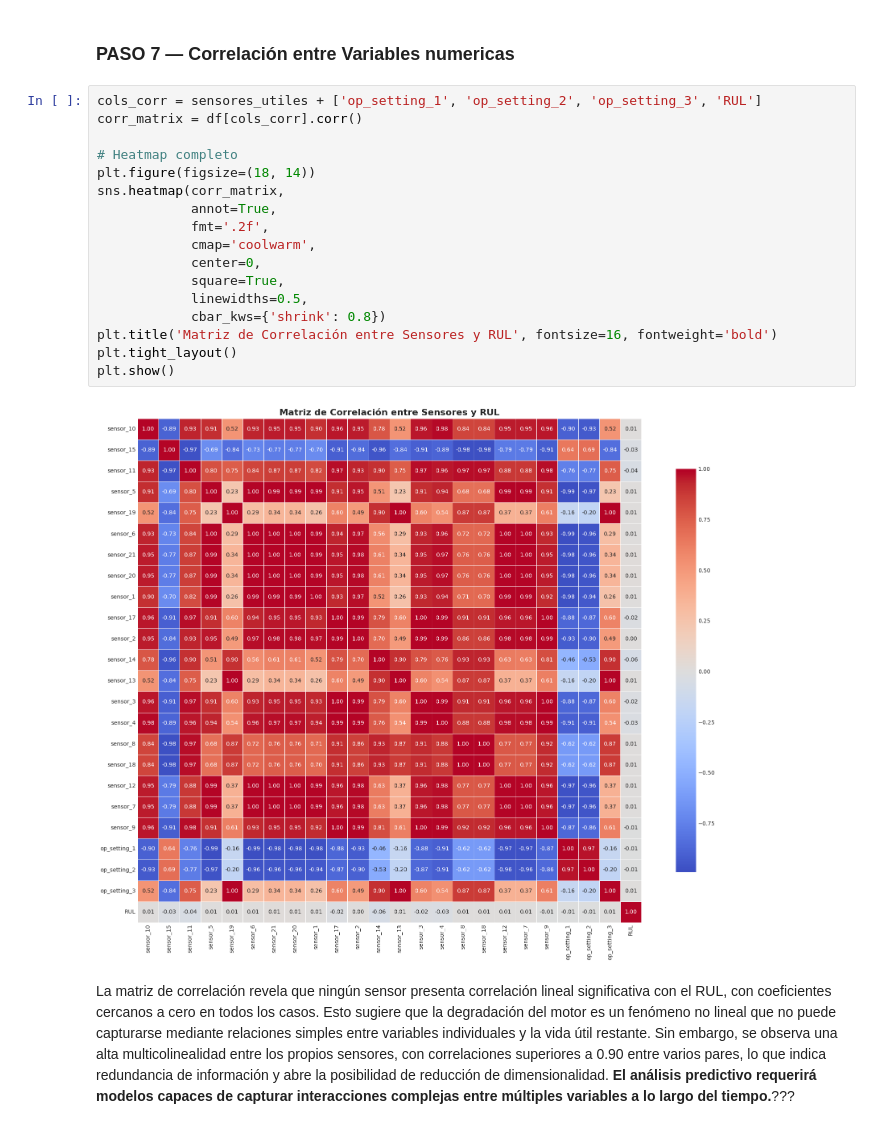
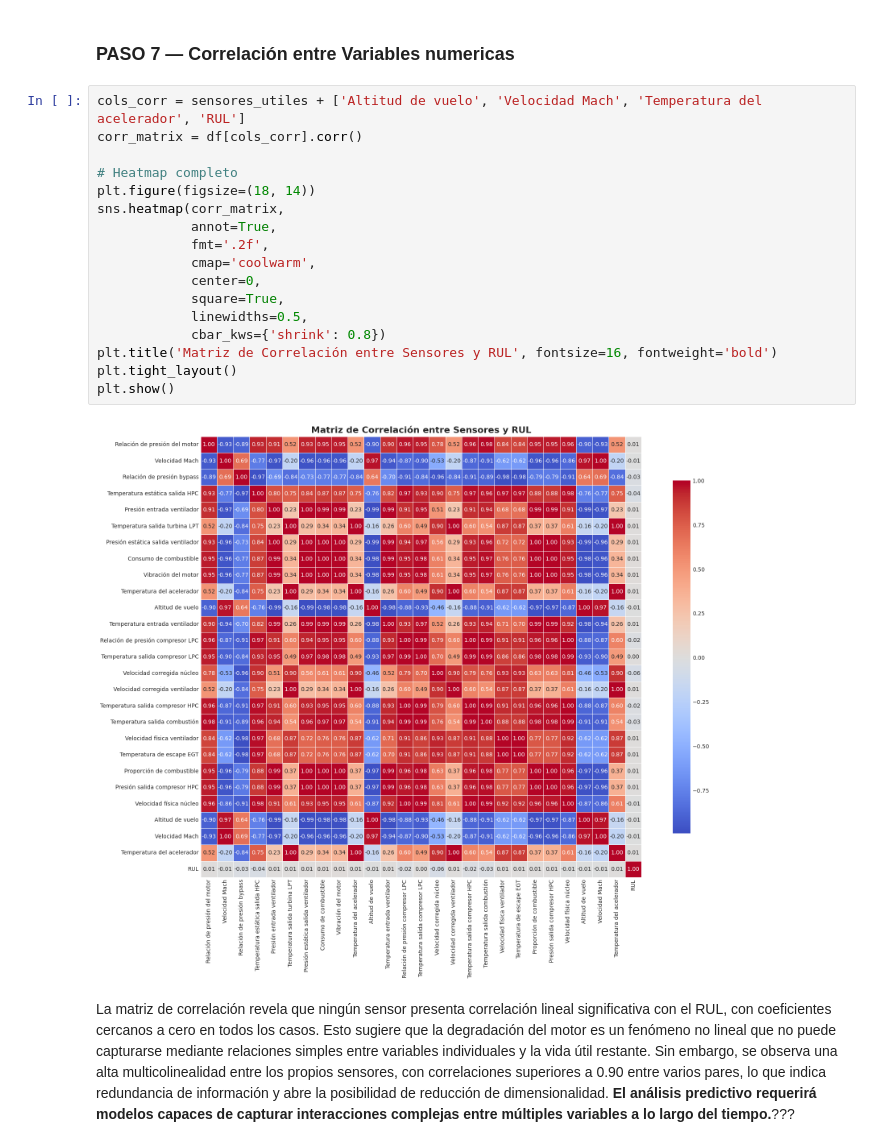
Before and after one commit to 4GeeksAcademy/project_Rhonal_Liesel, a Jupyter notebook: notebook/01_EDA_NASA.ipynb, the cells around one changed output. Cells and saved outputs as stored; diff of their text form.

```diff
--- a/notebook/01_EDA_NASA.ipynb
+++ b/notebook/01_EDA_NASA.ipynb
@@ -653,24 +658,24 @@ for s in sensores_bajos:
 
 ### PASO 7 — Correlación entre Variables numericas
 # %%
-cols_corr = sensores_utiles + ['op_setting_1', 'op_setting_2', 'op_setting_3', 'RUL']
+cols_corr = sensores_utiles + ['Altitud de vuelo', 'Velocidad Mach', 'Temperatura del acelerador', 'RUL']
 corr_matrix = df[cols_corr].corr()
 
 # Heatmap completo
 plt.figure(figsize=(18, 14))
 sns.heatmap(corr_matrix,
             annot=True,
             fmt='.2f',
             cmap='coolwarm',
             center=0,
             square=True,
             linewidths=0.5,
             cbar_kws={'shrink': 0.8})
 plt.title('Matriz de Correlación entre Sensores y RUL', fontsize=16, fontweight='bold')
 plt.tight_layout()
 plt.show()
 # %% [output]
-[figure, old version]
+[figure, new version]
 # %% [markdown]
 La matriz de correlación revela que ningún sensor presenta correlación lineal significativa con el RUL, con coeficientes cercanos a cero en todos los casos. Esto sugiere que la degradación del motor es un fenómeno no lineal que no puede capturarse mediante relaciones simples entre variables individuales y la vida útil restante. Sin embargo, se observa una alta multicolinealidad entre los propios sensores, con correlaciones superiores a 0.90 entre varios pares, lo que indica redundancia de información y abre la posibilidad de reducción de dimensionalidad. **El análisis predictivo requerirá modelos capaces de capturar interacciones complejas entre múltiples variables a lo largo del tiempo.**???
 # %%
```
Also changed, not shown: parts of 11 cells of this notebook, 4 other files.
